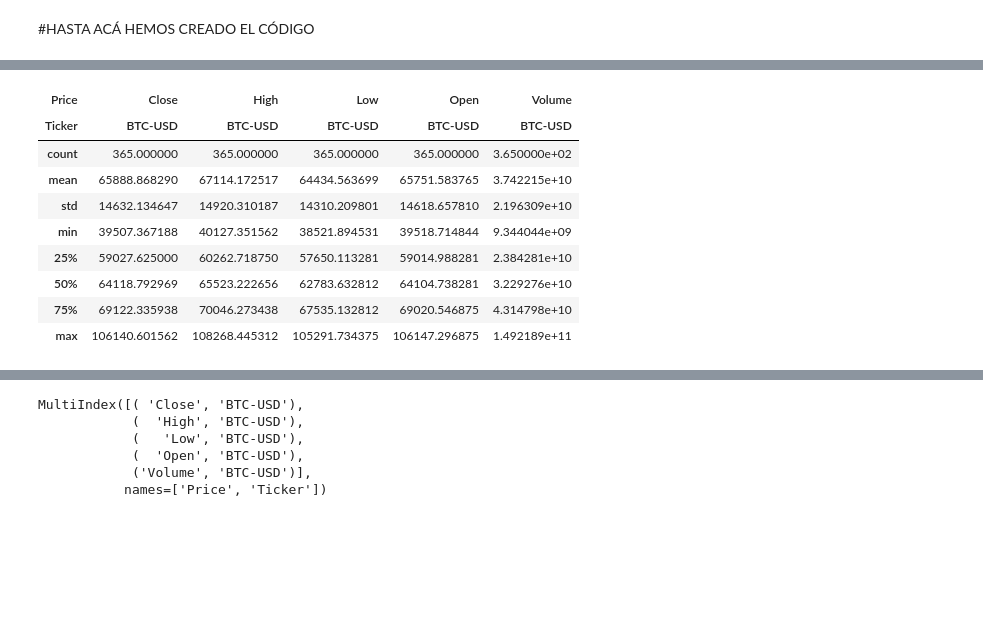
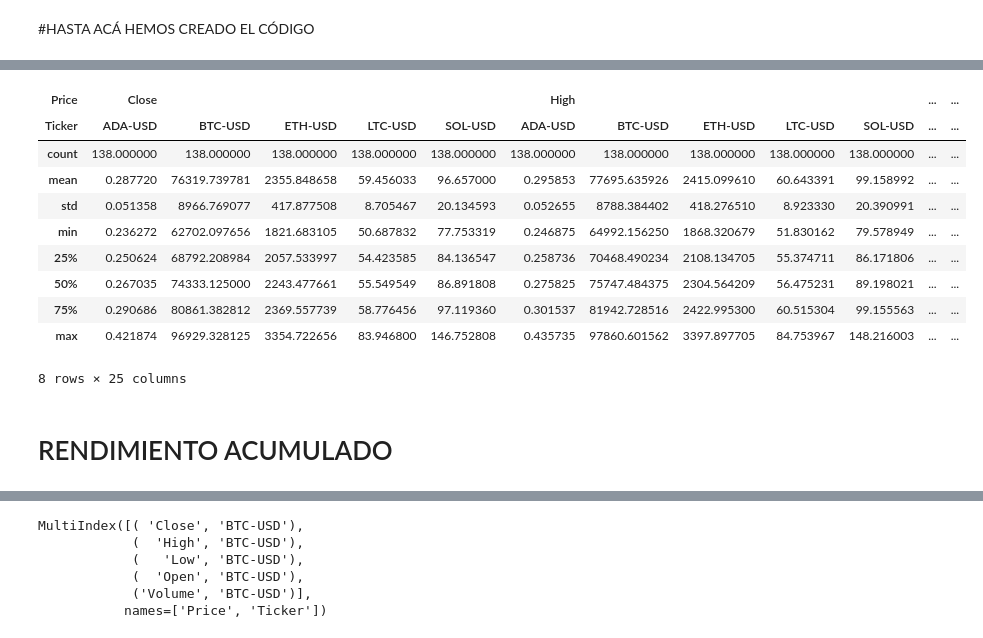
Before and after one commit to fraygoezdavid/Lenguajes_de_programacion, a Jupyter notebook: Proyecto_Cripto_Entregable.ipynb, the cells around one changed output, grey strips where cells are left out. Drawn from its saved outputs; the diff is of its cells as text; code cells hidden in the pictures; blank space fills up the shorter version.

```diff
--- a/Proyecto_Cripto_Entregable.ipynb
+++ b/Proyecto_Cripto_Entregable.ipynb
@@ -77,8 +103,8 @@ tickers = ['BTC-USD', 'ETH-USD', 'SOL-USD', 'ADA-USD', 'LTC-USD' ]
 # %% [markdown]
 #Descarga de datos general
 # %%
-datos = yf.download (tickers, start='2026-01-01', end='2026-05-12', interval='1d')
-datos.head()
+data = yf.download (tickers, start='2026-01-01', end='2026-05-19', interval='1d')
+data.head()
 # %% [output]
 [*********************100%***********************]  5 of 5 completed
 | Price | Close |  |  |  |  | High |  |  |  |  | ... | ... |
@@ -166,13 +244,16 @@ btc.head(5)
 # %%
-btc.describe()
+data.describe()
 # %% [output]
-| Price | Close | High | Low | Open | Volume |
-| Ticker | BTC-USD | BTC-USD | BTC-USD | BTC-USD | BTC-USD |
-| count | 365.000000 | 365.000000 | 365.000000 | 365.000000 | 3.650000e+02 |
-| mean | 65888.868290 | 67114.172517 | 64434.563699 | 65751.583765 | 3.742215e+10 |
-| std | 14632.134647 | 14920.310187 | 14310.209801 | 14618.657810 | 2.196309e+10 |
-| min | 39507.367188 | 40127.351562 | 38521.894531 | 39518.714844 | 9.344044e+09 |
-| 25% | 59027.625000 | 60262.718750 | 57650.113281 | 59014.988281 | 2.384281e+10 |
-| 50% | 64118.792969 | 65523.222656 | 62783.632812 | 64104.738281 | 3.229276e+10 |
-| 75% | 69122.335938 | 70046.273438 | 67535.132812 | 69020.546875 | 4.314798e+10 |
-| max | 106140.601562 | 108268.445312 | 105291.734375 | 106147.296875 | 1.492189e+11 |
+| Price | Close |  |  |  |  | High |  |  |  |  | ... | ... |
+| Ticker | ADA-USD | BTC-USD | ETH-USD | LTC-USD | SOL-USD | ADA-USD | BTC-USD | ETH-USD | LTC-USD | SOL-USD | ... | ... |
+| count | 138.000000 | 138.000000 | 138.000000 | 138.000000 | 138.000000 | 138.000000 | 138.000000 | 138.000000 | 138.000000 | 138.000000 | ... | ... |
+| mean | 0.287720 | 76319.739781 | 2355.848658 | 59.456033 | 96.657000 | 0.295853 | 77695.635926 | 2415.099610 | 60.643391 | 99.158992 | ... | ... |
+| std | 0.051358 | 8966.769077 | 417.877508 | 8.705467 | 20.134593 | 0.052655 | 8788.384402 | 418.276510 | 8.923330 | 20.390991 | ... | ... |
+| min | 0.236272 | 62702.097656 | 1821.683105 | 50.687832 | 77.753319 | 0.246875 | 64992.156250 | 1868.320679 | 51.830162 | 79.578949 | ... | ... |
+| 25% | 0.250624 | 68792.208984 | 2057.533997 | 54.423585 | 84.136547 | 0.258736 | 70468.490234 | 2108.134705 | 55.374711 | 86.171806 | ... | ... |
+| 50% | 0.267035 | 74333.125000 | 2243.477661 | 55.549549 | 86.891808 | 0.275825 | 75747.484375 | 2304.564209 | 56.475231 | 89.198021 | ... | ... |
+| 75% | 0.290686 | 80861.382812 | 2369.557739 | 58.776456 | 97.119360 | 0.301537 | 81942.728516 | 2422.995300 | 60.515304 | 99.155563 | ... | ... |
+| max | 0.421874 | 96929.328125 | 3354.722656 | 83.946800 | 146.752808 | 0.435735 | 97860.601562 | 3397.897705 | 84.753967 | 148.216003 | ... | ... |
+8 rows × 25 columns
+# %% [markdown]
+# RENDIMIENTO ACUMULADO
```
Also changed, not shown: parts of 24 cells of this notebook.
